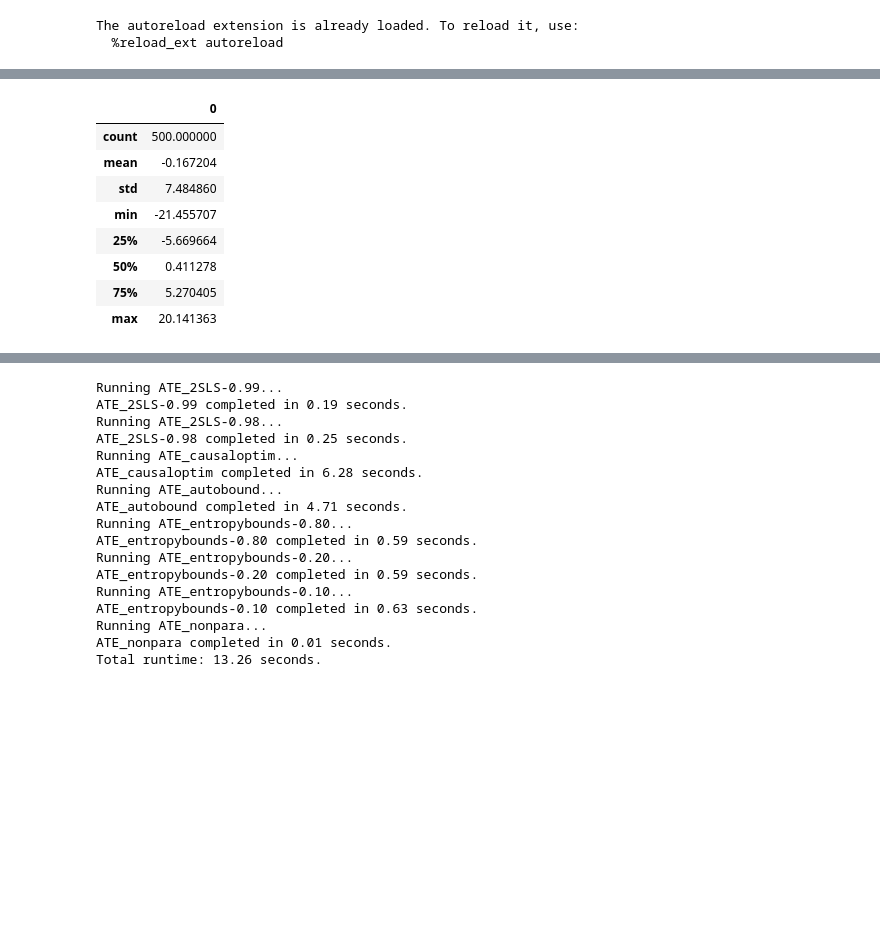
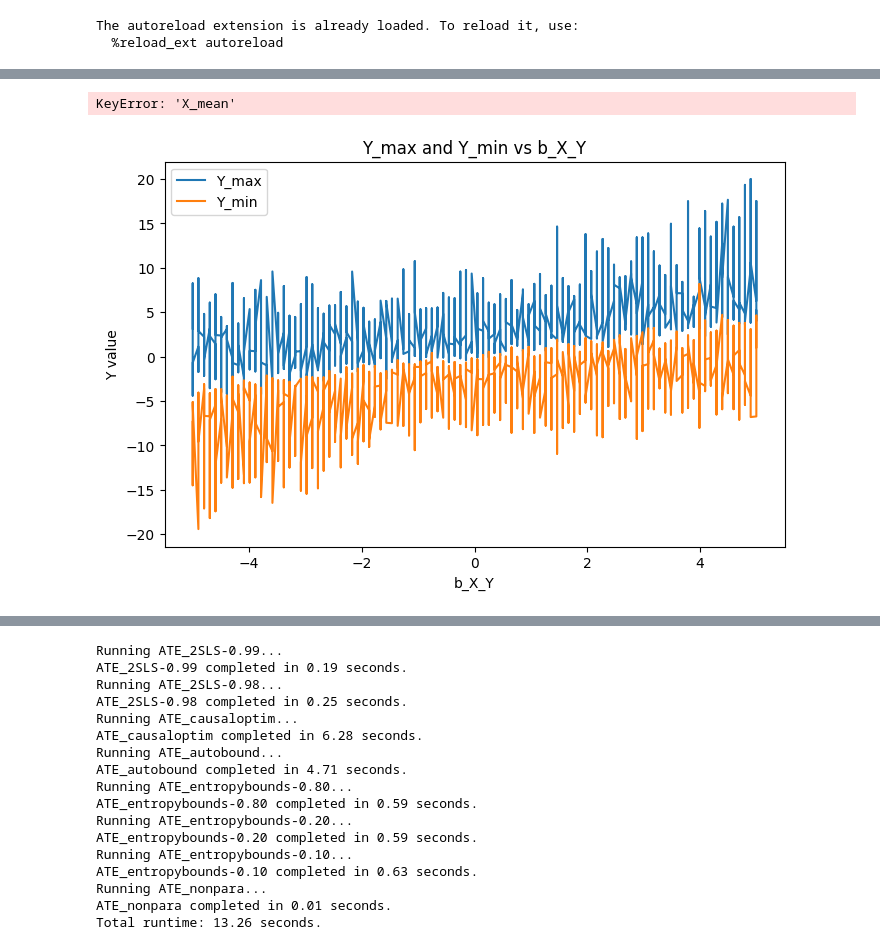
Before and after one commit to tmaringgele/causal-bounds, a Jupyter notebook: simulation_engine/test.ipynb, the cells around one changed output, grey strips where cells are left out. Saved outputs shown, nothing was run; the diff lists cells and outputs as text; code cells hidden in the pictures; blank space fills up the shorter version.

```diff
--- a/simulation_engine/test.ipynb
+++ b/simulation_engine/test.ipynb
@@ -54,13 +59,21 @@ Name: ATE_true, dtype: float64
+# %%
+pd.DataFrame(data.iloc[80]['X']).describe()
+data['X_mean'].describe()
+# %% [output]
+KeyError: 'X_mean'
 # %%
-pd.DataFrame(data.iloc[100].Y).describe()
+import matplotlib.pyplot as plt
+
+y_label = 'Y'
+plt.figure(figsize=(8, 5))
+plt.plot(data['b_X_Y'], data[f'{y_label}_max'], label=f'{y_label}_max')
+plt.plot(data['b_X_Y'], data[f'{y_label}_min'], label=f'{y_label}_min')
+# plt.plot(data['b_X_Y'], data[f'{y_label}_mean'], 'o-', label=f'{y_label}_mean')
+plt.xlabel('b_X_Y')
+plt.ylabel(f'{y_label} value')
+plt.title(f'{y_label}_max and {y_label}_min vs b_X_Y')
+plt.legend()
+plt.show()
 # %% [output]
-|  | 0 |
-| count | 500.000000 |
-| mean | -0.167204 |
-| std | 7.484860 |
-| min | -21.455707 |
-| 25% | -5.669664 |
-| 50% | 0.411278 |
-| 75% | 5.270405 |
-| max | 20.141363 |
+[figure, added]
 # %%
```
Also changed, not shown: parts of 2 cells of this notebook, 5 other files.
